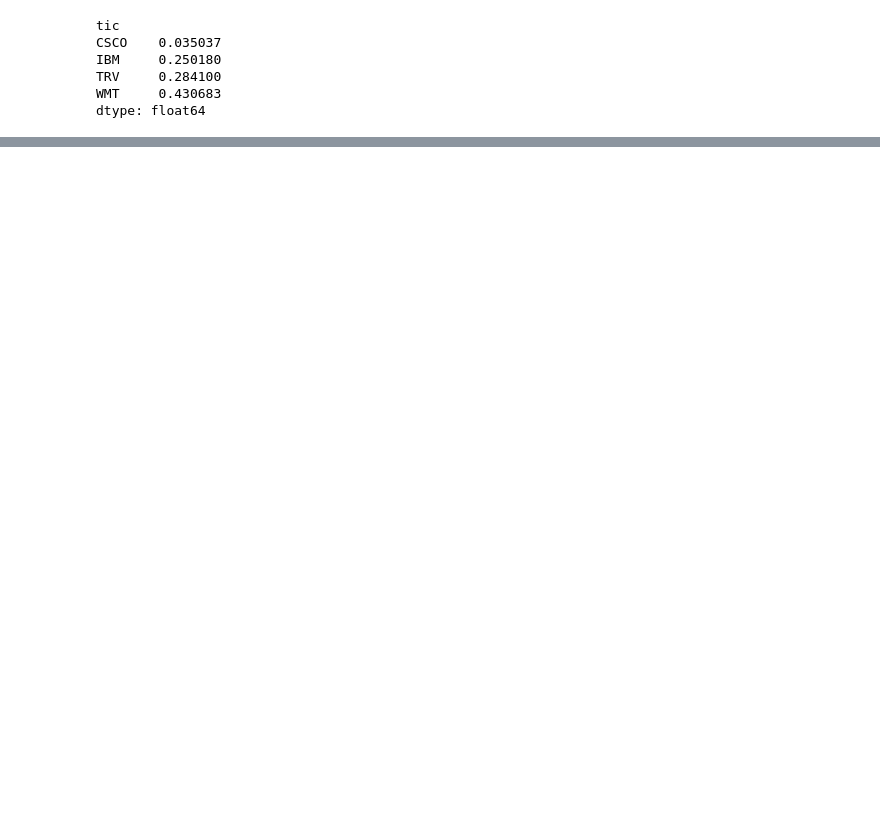
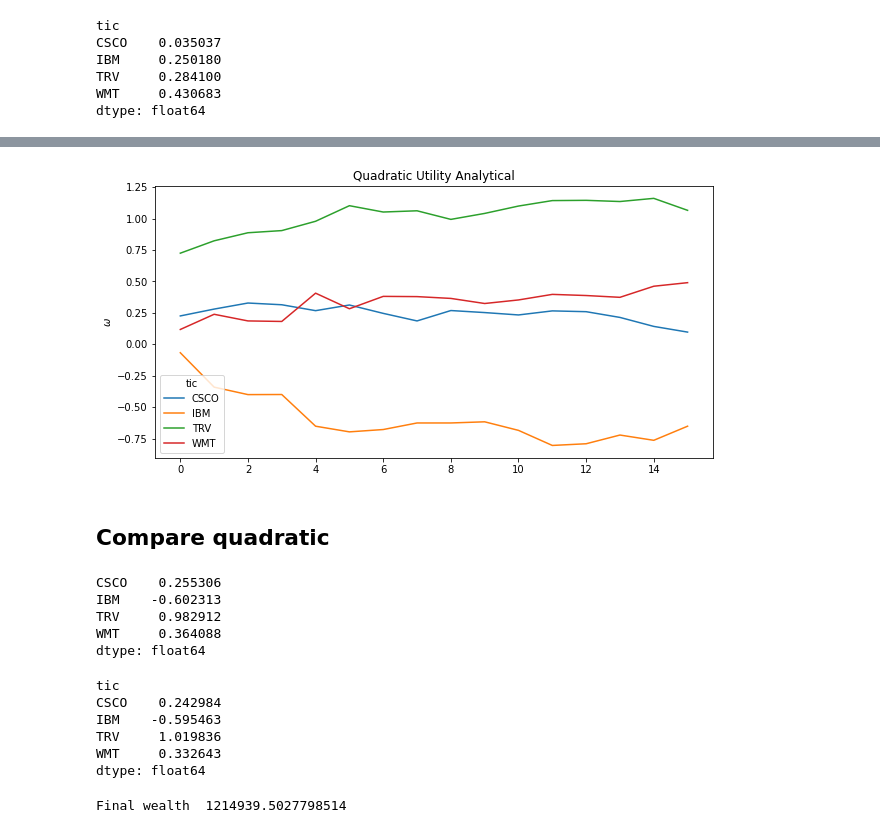
Before and after one commit to simontherien/portfolio-optim, a Jupyter notebook: ptf_opt.ipynb, the cells around one changed output, grey strips where cells are left out. Drawn from its saved outputs; the diff is of its cells as text; code cells hidden in the pictures; blank space fills up the shorter version.

```diff
--- a/ptf_opt.ipynb
+++ b/ptf_opt.ipynb
@@ -1624,14 +1631,11 @@ plt.show()
 res_gmv = []
 i = 0
 while i < len(range(trade_len)):
-    # rfr = 0.01
     returns_generator = Returns(df_prices[i : roll + i])
     df_returns = returns_generator.compute_returns(method="daily")
-    # df_returns["RF"] = 0.01 #((1 + rfr) ** (1 / 252)) - 1
     mu_return_geom = returns_generator.compute_mean_return(
         method="geometric", time_scaling=20
     )
-    # mu_return_geom["RF"] = rfr_effective
     cov_generator = Risks(df_returns)
     cov_matrix = cov_generator.compute_cov_matrix(time_scaling=20)
 
@@ -1640,7 +1644,7 @@ while i < len(range(trade_len)):
     n_assets = len(cov_matrix)
 
     numerator = np.matmul(np.ones(n_assets).T, inverse_cov_df)
-    denominator = np.matmul(np.ones(n_assets), (np.matmul(inverse_cov_df, np.ones(n_assets))))
+    denominator = np.matmul(np.ones(n_assets).T, (np.matmul(inverse_cov_df, np.ones(n_assets))))
     gmv_w = numerator / denominator
     i += 20
     res_gmv.append(gmv_w)
@@ -1673,0 +1726,58 @@ dtype: float64
+# %%
+res_quadratic = []
+i = 0
+while i < len(range(trade_len)):
+    returns_generator = Returns(df_prices[i : roll + i])
+    df_returns = returns_generator.compute_returns(method="daily")
+    mu_return_geom = returns_generator.compute_mean_return(
+        method="geometric", time_scaling=20
+    )
+    cov_generator = Risks(df_returns)
+    cov_matrix = cov_generator.compute_cov_matrix(time_scaling=20)
+
+    inverse_cov_df = np.linalg.pinv(cov_matrix)
+
+    n_assets = len(cov_matrix)
+
+    aversion = 3
+    numerator_mvp = np.matmul(np.ones(n_assets).T, inverse_cov_df)
+    denominator_mvp = np.matmul(np.ones(n_assets).T, (np.matmul(inverse_cov_df, np.ones(n_assets))))
+    mvp_w = numerator_mvp / denominator_mvp
+    numerator_tangency = np.matmul(mu_return_geom.T, inverse_cov_df)
+    denominator_tangency = np.matmul(np.ones(n_assets).T, (np.matmul(inverse_cov_df, mu_return_geom)))
+    tangency_w = numerator_tangency / denominator_tangency
+    quadratic_w = mvp_w + (1 / aversion) * denominator_tangency * (tangency_w - mvp_w)
+    i += 20
+    res_quadratic.append(quadratic_w)
+df_weights_quadratic = pd.DataFrame(res_quadratic, columns=cov_matrix.columns)
+# %%
+df_weights_quadratic.plot.line(figsize=(10, 5))
+plt.ylabel("$\omega$")
+plt.title("Quadratic Utility Analytical")
+plt.show()
+# %% [output]
+[figure, added]
+# %% [markdown]
+## Compare quadratic
+# %%
+df_weights_qu.mean(axis=0)
+# %% [output]
+CSCO    0.255306
+IBM    -0.602313
+TRV     0.982912
+WMT     0.364088
+dtype: float64
+# %%
+df_weights_quadratic.mean(axis=0)
+# %% [output]
+tic
+CSCO    0.242984
+IBM    -0.595463
+TRV     1.019836
+WMT     0.332643
+dtype: float64
+# %%
+cum_w_qu = init_w * np.cumprod(1 + np.array(rtrn_qu))
+print("Final wealth ", cum_w_qu[-1])
+# %% [output]
+Final wealth  1214939.5027798514
```
Also changed, not shown: parts of 20 cells of this notebook.
